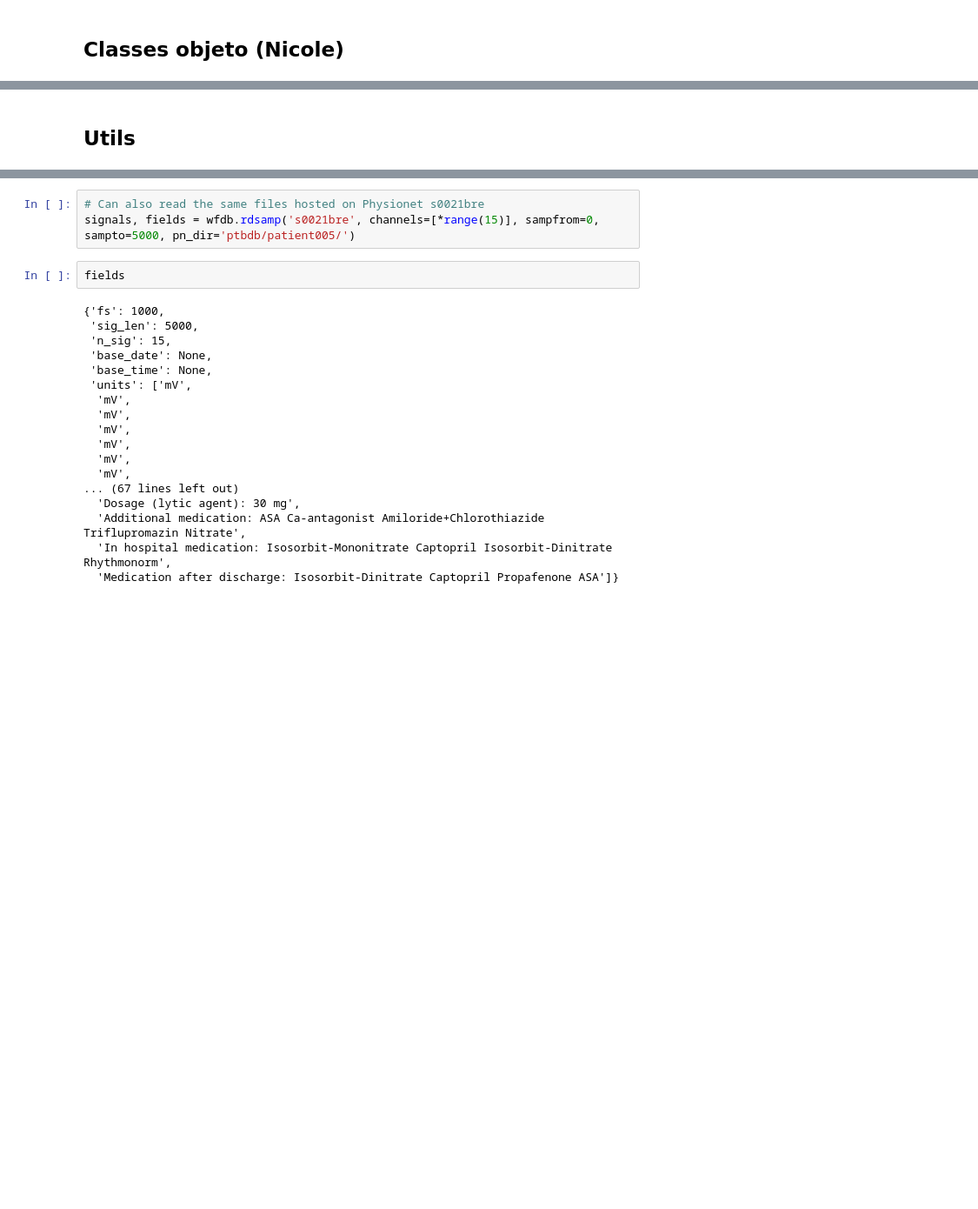
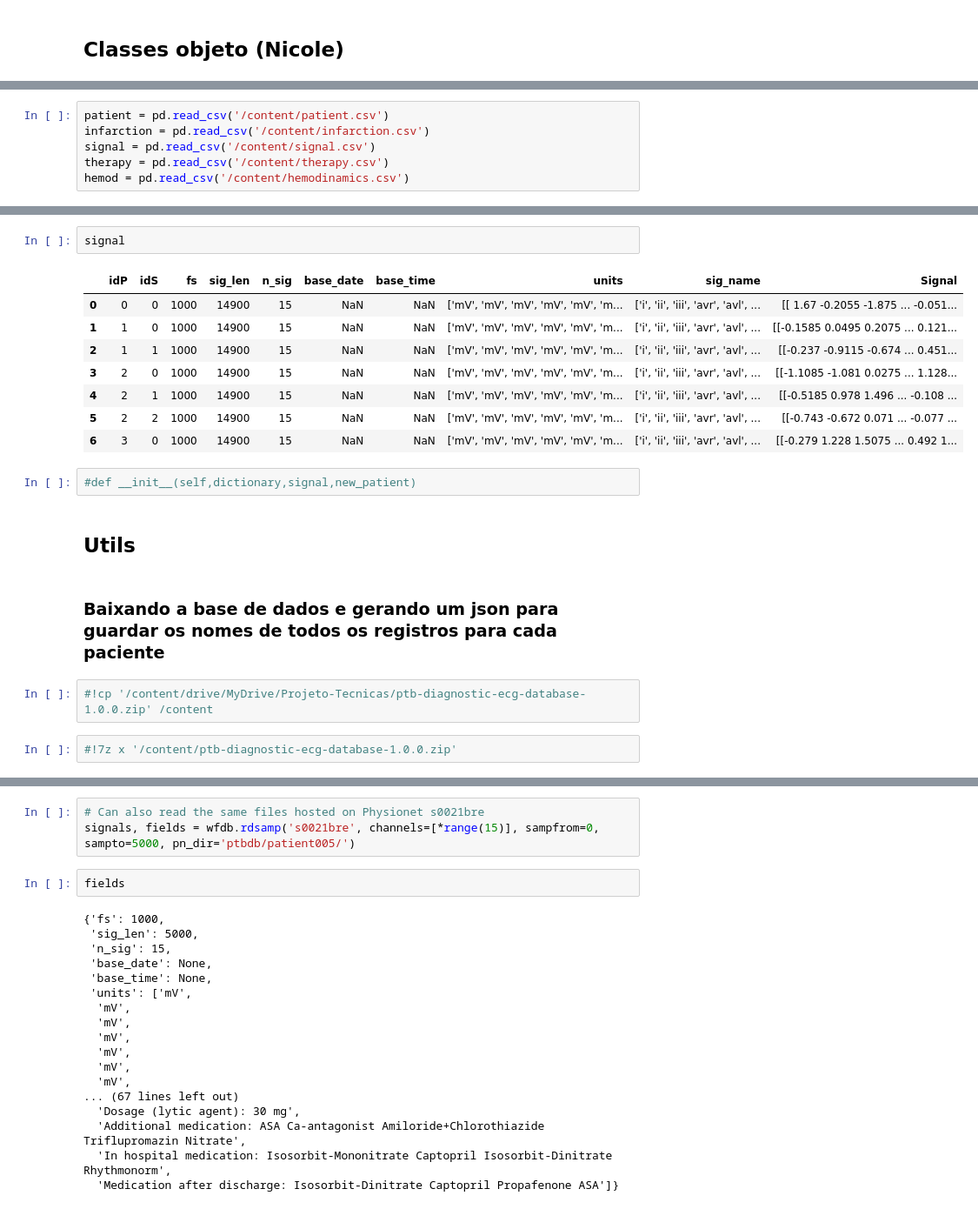
Before and after one commit to Ni-cole17/Diagnostic-ECG-Database, a Jupyter notebook: Trabalho_Tecnicas.ipynb, the cells around one changed output, grey strips where cells are left out. Shown: that part at 87% size. Cells and saved outputs as stored; diff of their text form; blank space fills up the shorter version.

```diff
--- a/Trabalho_Tecnicas.ipynb
+++ b/Trabalho_Tecnicas.ipynb
@@ -248,0 +401,6 @@ K = Patient(dicio_patient)
+# %%
+patient = pd.read_csv('/content/patient.csv')
+infarction = pd.read_csv('/content/infarction.csv')
+signal = pd.read_csv('/content/signal.csv')
+therapy = pd.read_csv('/content/therapy.csv')
+hemod = pd.read_csv('/content/hemodinamics.csv')
@@ -249,2 +415,21 @@ K = Patient(dicio_patient)
+# %%
+signal
+# %% [output]
+|  | idP | idS | fs | sig_len | n_sig | base_date | base_time | units | sig_name | Signal |
+| 0 | 0 | 0 | 1000 | 14900 | 15 | NaN | NaN | ['mV', 'mV', 'mV', 'mV', 'mV', 'm... | ['i', 'ii', 'iii', 'avr', 'avl', ... | [[ 1.67 -0.2055 -1.875 ... -0.051... |
+| 1 | 1 | 0 | 1000 | 14900 | 15 | NaN | NaN | ['mV', 'mV', 'mV', 'mV', 'mV', 'm... | ['i', 'ii', 'iii', 'avr', 'avl', ... | [[-0.1585 0.0495 0.2075 ... 0.121... |
+| 2 | 1 | 1 | 1000 | 14900 | 15 | NaN | NaN | ['mV', 'mV', 'mV', 'mV', 'mV', 'm... | ['i', 'ii', 'iii', 'avr', 'avl', ... | [[-0.237 -0.9115 -0.674 ... 0.451... |
+| 3 | 2 | 0 | 1000 | 14900 | 15 | NaN | NaN | ['mV', 'mV', 'mV', 'mV', 'mV', 'm... | ['i', 'ii', 'iii', 'avr', 'avl', ... | [[-1.1085 -1.081 0.0275 ... 1.128... |
+| 4 | 2 | 1 | 1000 | 14900 | 15 | NaN | NaN | ['mV', 'mV', 'mV', 'mV', 'mV', 'm... | ['i', 'ii', 'iii', 'avr', 'avl', ... | [[-0.5185 0.978 1.496 ... -0.108 ... |
+| 5 | 2 | 2 | 1000 | 14900 | 15 | NaN | NaN | ['mV', 'mV', 'mV', 'mV', 'mV', 'm... | ['i', 'ii', 'iii', 'avr', 'avl', ... | [[-0.743 -0.672 0.071 ... -0.077 ... |
+| 6 | 3 | 0 | 1000 | 14900 | 15 | NaN | NaN | ['mV', 'mV', 'mV', 'mV', 'mV', 'm... | ['i', 'ii', 'iii', 'avr', 'avl', ... | [[-0.279 1.228 1.5075 ... 0.492 1... |
+# %%
+#def __init__(self,dictionary,signal,new_patient)
 # %% [markdown]
 ## Utils
+# %% [markdown]
+### Baixando a base de dados e gerando um json para guardar os nomes de todos os registros para cada paciente
+# %%
+#!cp '/content/drive/MyDrive/Projeto-Tecnicas/ptb-diagnostic-ecg-database-1.0.0.zip' /content
+# %%
+#!7z x '/content/ptb-diagnostic-ecg-database-1.0.0.zip'
```
Also changed, not shown: parts of 35 cells of this notebook.
